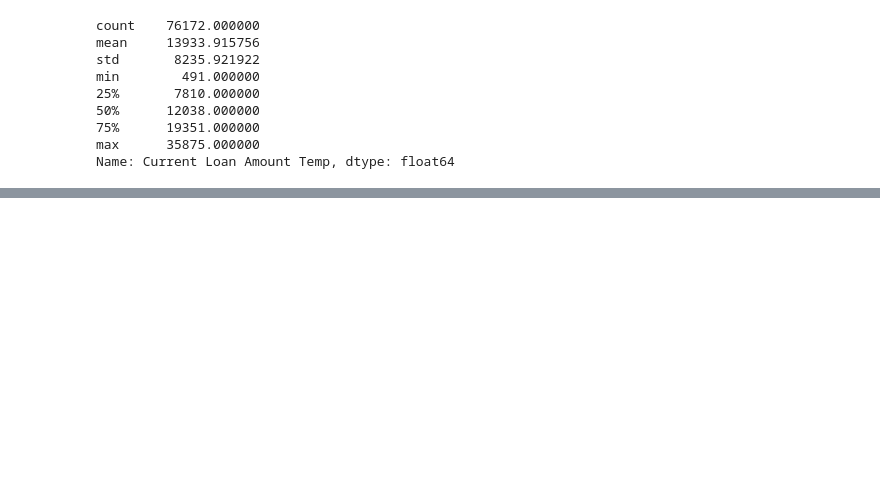
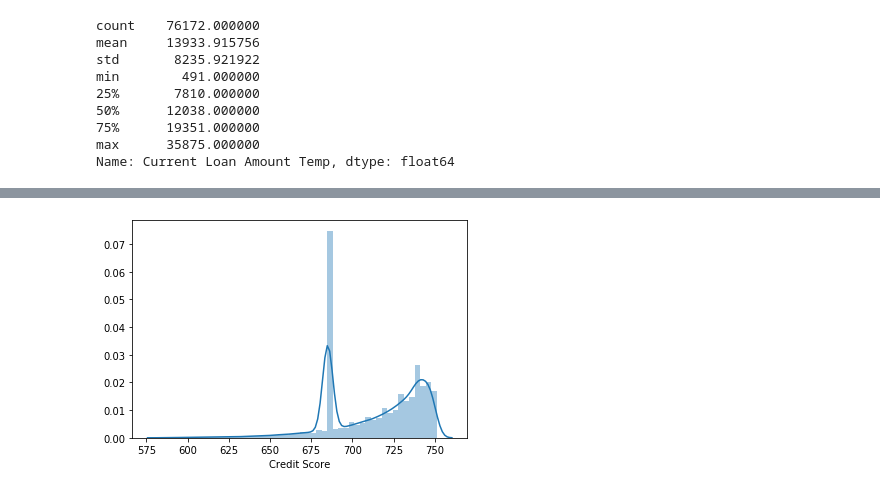
Before and after one commit to sukesh-reddy/Loan-Eligibility-Prediction-Using-Gradient-Boosting-Classifier, a Jupyter notebook: Loan Prediction.ipynb, the cells around one changed output, grey strips where cells are left out. Saved outputs shown, nothing was run; the diff lists cells and outputs as text; code cells hidden in the pictures; blank space fills up the shorter version.

```diff
--- a/Loan Prediction.ipynb
+++ b/Loan Prediction.ipynb
@@ -236,0 +276,15 @@ data = data.drop(['Current Loan Amount Temp'],
+# %%
+# Filled the outliers with the value divides by 10
+data['Credit Score'] = np.where(data['Credit Score']>800,
+                               data['Credit Score']/10,
+                               data['Credit Score'])
+# %%
+# replacing the null values with median
+median_score = statistics.median(data['Credit Score'])
+data['Credit Score'].fillna(median_score,
+                           inplace=True)
+# %%
+sns.distplot(data['Credit Score'])
+plt.savefig('D:\\github\\6-Loan Eligibility Prediction\\Loan-Eligibility-Prediction-Using-Gradient-Boosting-Classifier\\plots\\4_credScoreVar_Distribution.png')
+# %% [output]
+[figure, added]
```
Also changed, not shown: parts of 20 cells of this notebook, 3 other files.
